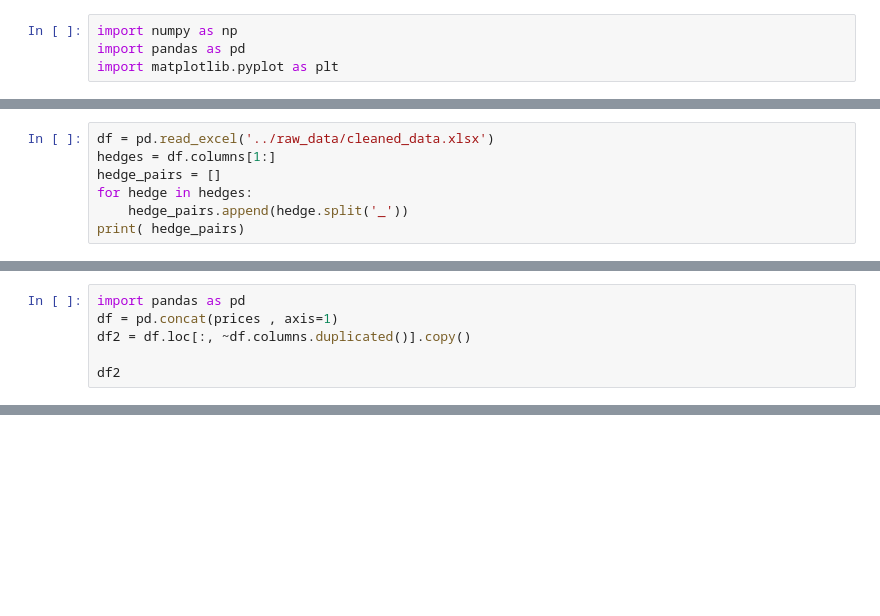
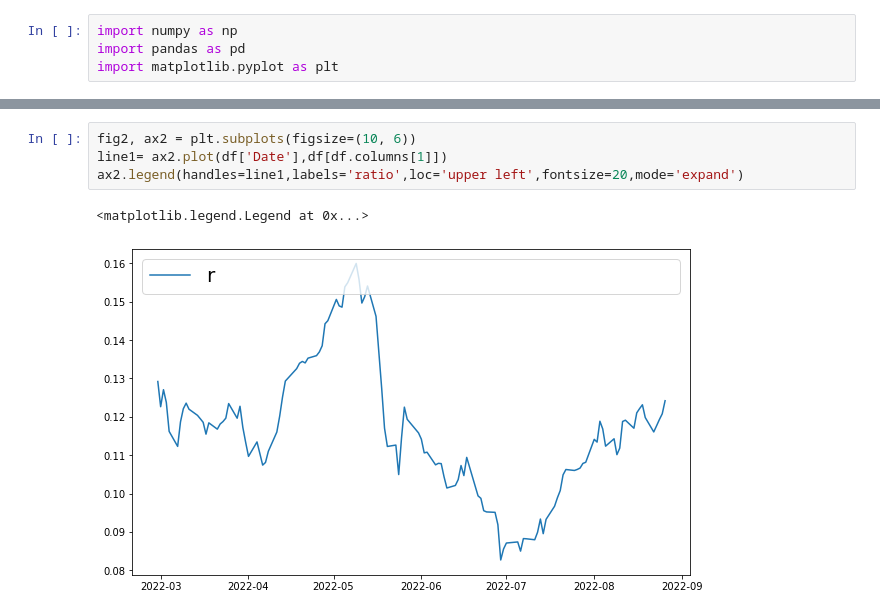
Before and after one commit to greengamma/long-short-trade-ideas-generator, a Jupyter notebook: notebooks/frontendpracticedata.ipynb, the cells around one changed output, grey strips where cells are left out. Cells and saved outputs as stored; diff of their text form; blank space fills up the shorter version.

```diff
--- a/notebooks/frontendpracticedata.ipynb
+++ b/notebooks/frontendpracticedata.ipynb
@@ -40,7 +15,0 @@ Index(['Date', 'OKE_LYB', 'AAPL_MKTX', 'MOH_VZ', 'UNH_VZ', 'LW_OGN', 'AJG_BXP',
-# %%
-df = pd.read_excel('../raw_data/cleaned_data.xlsx')
-hedges = df.columns[1:]
-hedge_pairs = []
-for hedge in hedges:
-    hedge_pairs.append(hedge.split('_'))
-print( hedge_pairs)
@@ -113,6 +15,0 @@ prices[1]
-# %%
-import pandas as pd
-df = pd.concat(prices , axis=1)
-df2 = df.loc[:, ~df.columns.duplicated()].copy()
-
-df2
@@ -164,0 +16,7 @@ KeyError: 'Dates'
+# %%
+fig2, ax2 = plt.subplots(figsize=(10, 6))
+line1= ax2.plot(df['Date'],df[df.columns[1]])
+ax2.legend(handles=line1,labels='ratio',loc='upper left',fontsize=20,mode='expand')
+# %% [output]
+<matplotlib.legend.Legend at 0x...>
+[figure, added]
```
Also changed, not shown: parts of 14 cells of this notebook, 6 other files.
